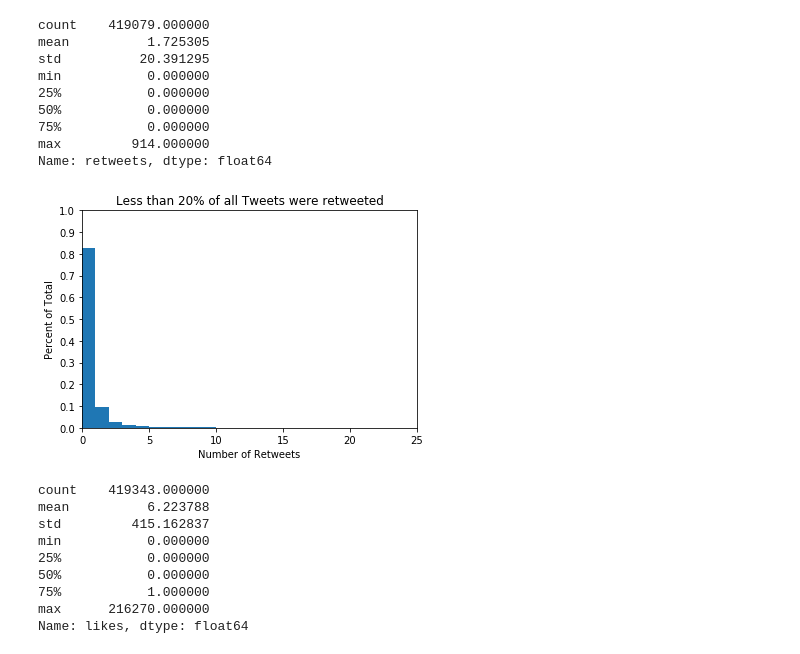
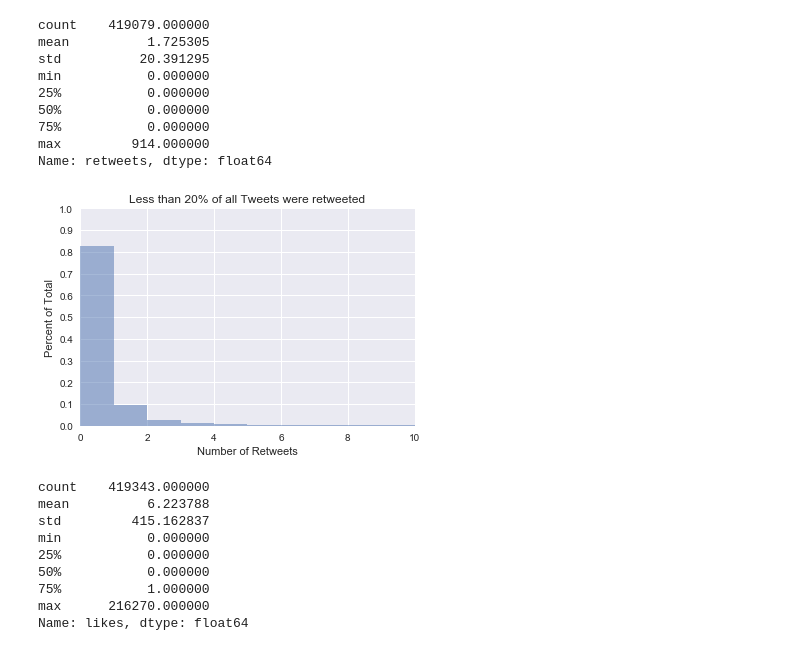
Before and after one commit to tylernwatson/galvanize_dsi_capstone, a Jupyter notebook: EDA.ipynb, the cells around one changed output. Drawn from its saved outputs; the diff is of its cells as text; code cells hidden in the pictures.

```diff
--- a/EDA.ipynb
+++ b/EDA.ipynb
@@ -4,4 +4,7 @@
 import pandas as pd
 import numpy as np
 import matplotlib.pyplot as plt
+import seaborn as sns
+sns.set(color_codes = True)
 %matplotlib inline
+# jtplot.style(theme='monokai')
@@ -142,7 +148,7 @@ len(lg_campaign_tweet_set)
 orig_tweet_set_small = set()
 
 for k, v in tweet_text_dict.items():
-    if v < 2:
+    if v == 1:
         orig_tweet_set_small.add(k)
 # %%
 len(orig_tweet_set_small)
@@ -235,7 +250,7 @@ def negative_tweet_grab(other_hashtags):
     else:
         return 0
 # %%
-mega_df['pro_repeal'] = mega_df_cleaning['other_hashtags'].apply(negative_tweet_grab)
+mega_df['pro_repeal'] = mega_df['other_hashtags'].apply(negative_tweet_grab)
 # %%
 # Create array of usernames that were classified as 'pro-repeal'
 
@@ -318,15 +333,15 @@ Name: retweets, dtype: float64
 # %%
 ticks = np.linspace(0,1, 11)
 
-plt.hist(retweets_outliers_rmv, bins = retweets_outliers_rmv.max(), normed=True)
+plt.hist(retweets_outliers_rmv, alpha=.5, bins = retweets_outliers_rmv.max(), normed=True)
 plt.xlabel('Number of Retweets')
 plt.ylabel('Percent of Total')
 plt.yticks(ticks)
 plt.title('Less than 20% of all Tweets were retweeted')
-plt.xlim(0,25)
+plt.xlim(0,10)
 plt.show()
 # %% [output]
-[figure, old version]
+[figure, new version]
 # %%
 mega_df['likes'].describe()
 # %% [output]
```
Also changed, not shown: parts of 55 cells of this notebook.
